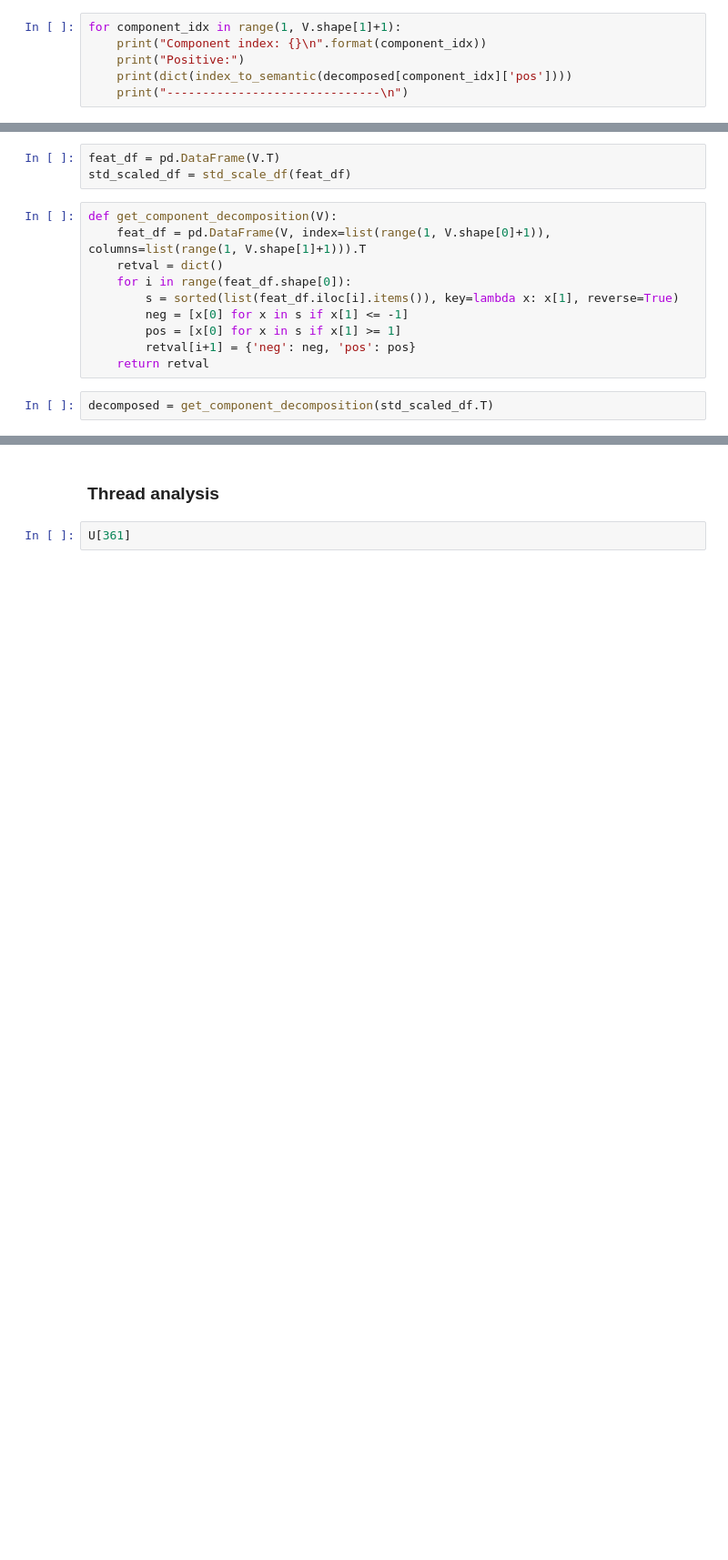
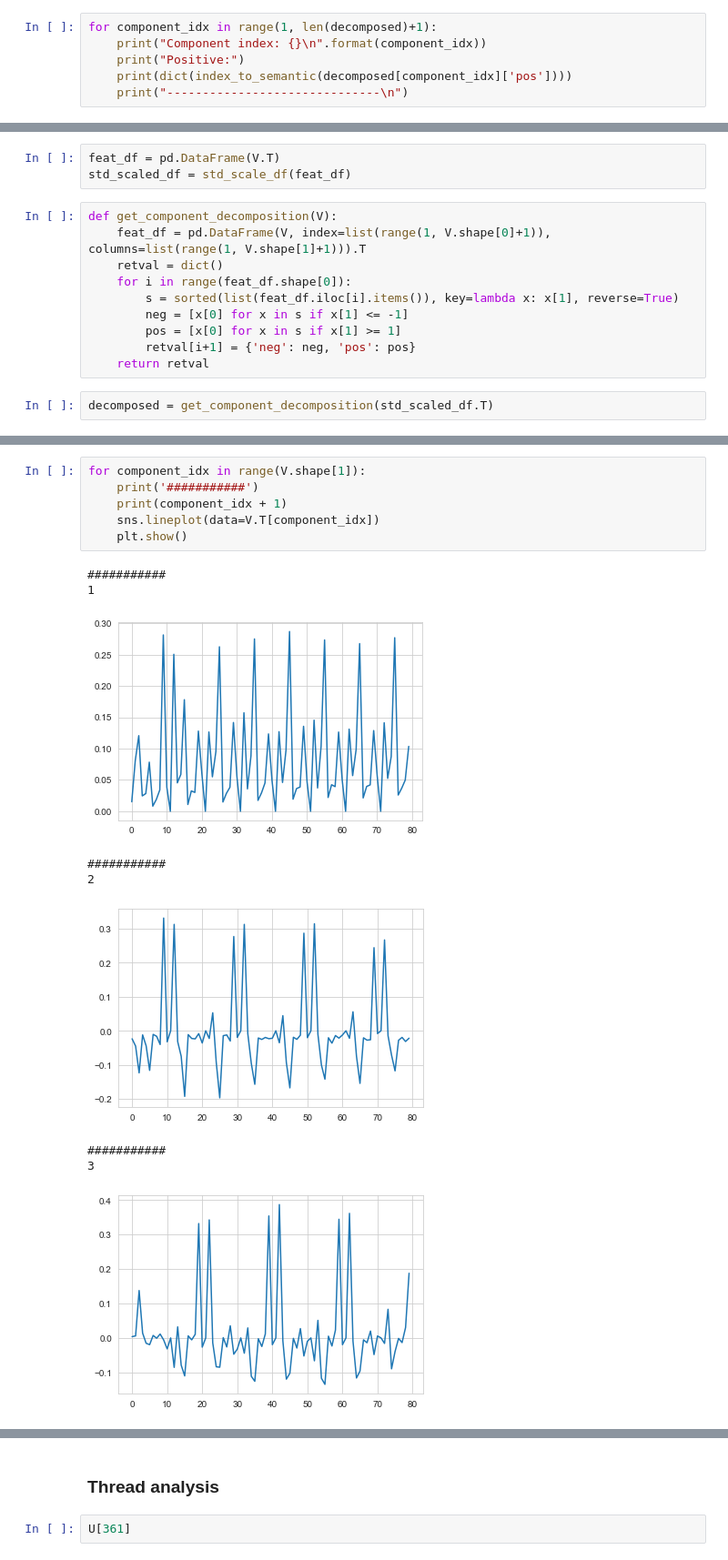
Before and after one commit to rgangela99/Cornell-Conversational-Analysis-Toolkit, a Jupyter notebook: convokit/tensor_decomposer/experiments/coarse-discourse-TCA-augmented.ipynb, the cells around one changed output, grey strips where cells are left out. Shown at 91% size. Cells and saved outputs as stored; diff of their text form; blank space fills up the shorter version.

```diff
--- a/convokit/tensor_decomposer/experiments/coarse-discourse-TCA-augmented.ipynb
+++ b/convokit/tensor_decomposer/experiments/coarse-discourse-TCA-augmented.ipynb
@@ -360,5 +346,5 @@ def index_to_semantic(ls):
 # %%
-for component_idx in range(1, V.shape[1]+1):
+for component_idx in range(1, len(decomposed)+1):
     print("Component index: {}\n".format(component_idx))
     print("Positive:")
     print(dict(index_to_semantic(decomposed[component_idx]['pos'])))
@@ -491,0 +456,16 @@ decomposed = get_component_decomposition(std_scaled_df.T)
+# %%
+for component_idx in range(V.shape[1]):
+    print('###########')
+    print(component_idx + 1)
+    sns.lineplot(data=V.T[component_idx])
+    plt.show()
+# %% [output]
+###########
+1
+[figure, added]
+###########
+2
+[figure, added]
+###########
+3
+[figure, added]
```
Also changed, not shown: parts of 56 cells of this notebook, 2 other files.
